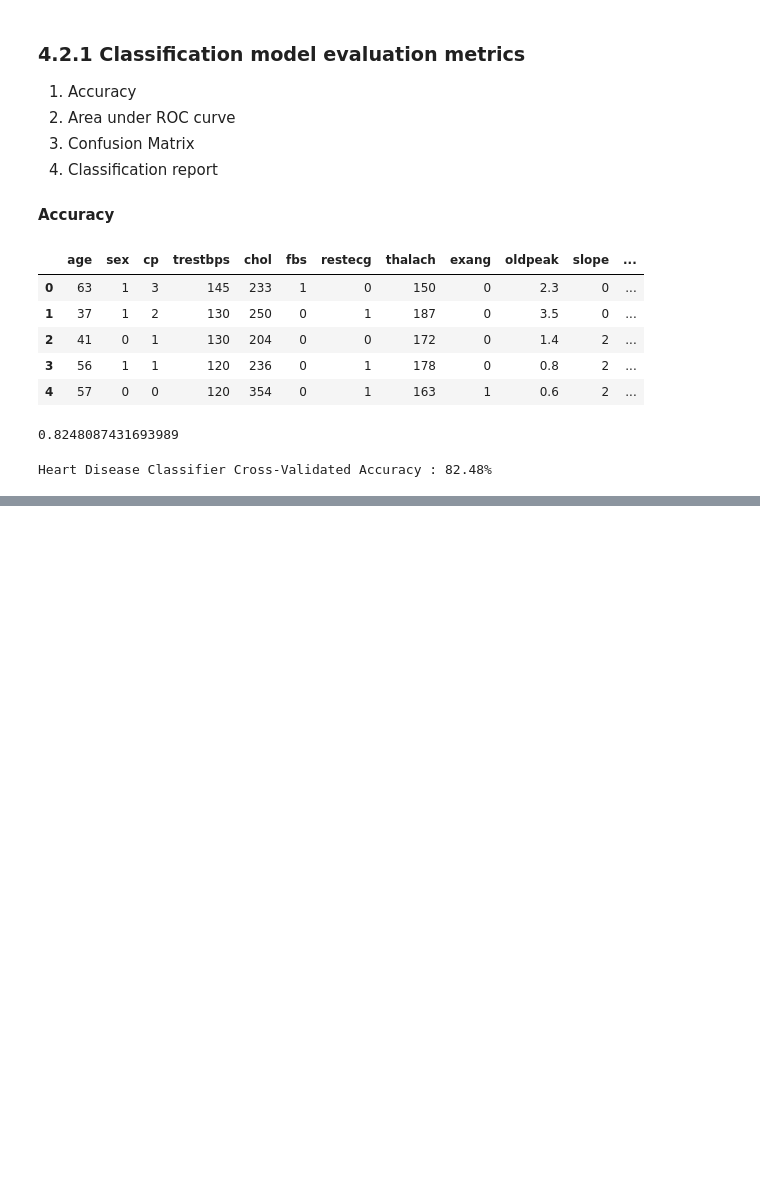
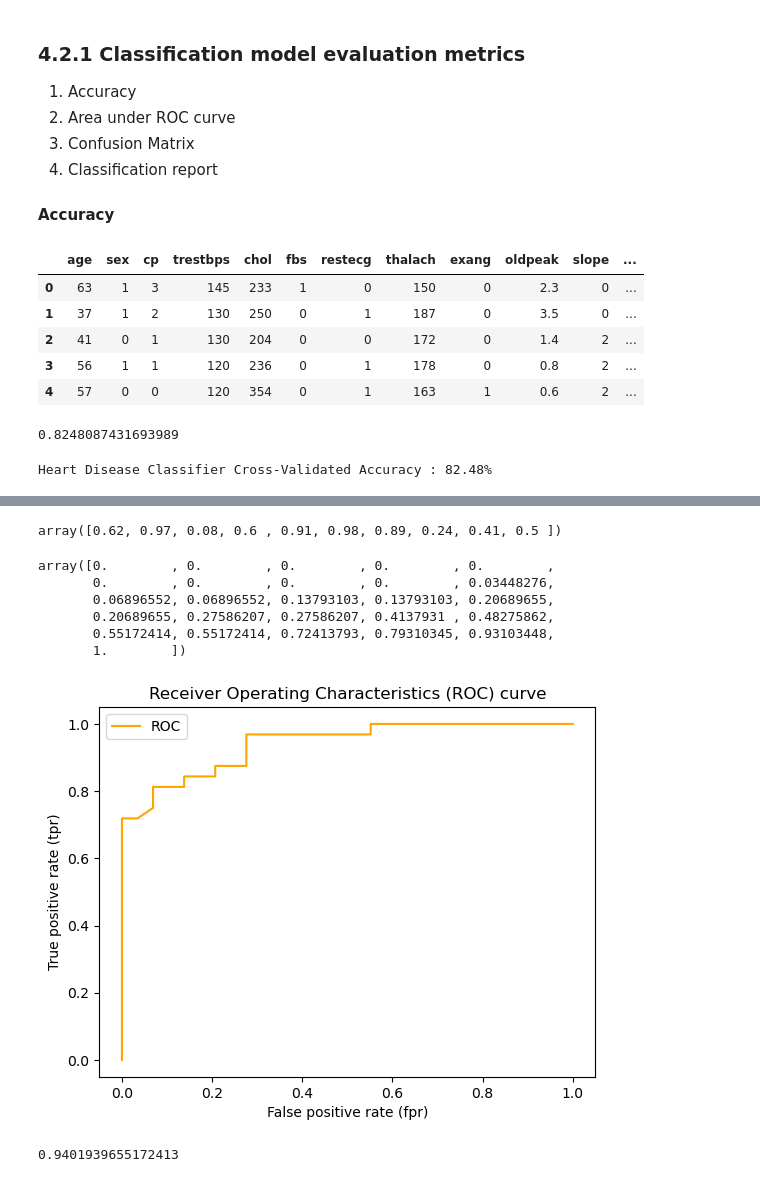
Before and after one commit to Md-Aziz-Developer/first_step_machine_learning, a Jupyter notebook: introduction-to-scikit-learn.ipynb, the cells around one changed output, grey strips where cells are left out. Drawn from its saved outputs; the diff is of its cells as text; code cells hidden in the pictures; blank space fills up the shorter version.

```diff
--- a/introduction-to-scikit-learn.ipynb
+++ b/introduction-to-scikit-learn.ipynb
@@ -1418,2 +1418,13 @@ ROC curves are a comparison of a model's true positive rate (tpr) versus a model
 # %%
 from sklearn.metrics import roc_curve
+
+#Create training and test data
+X_train, X_test,y_train, y_test= train_test_split(X,y,test_size=0.2)
+
+#Fit the classifier
+clf.fit(X_train,y_train)
+
+#Make predections with probabilities
+y_probs=clf.predict_proba(X_test)
+
+y_probs[:10], len(y_probs)
@@ -1419,0 +1443,50 @@ from sklearn.metrics import roc_curve
+# %%
+y_probs_positive=y_probs[:,1]
+y_probs_positive[:10]
+# %% [output]
+array([0.62, 0.97, 0.08, 0.6 , 0.91, 0.98, 0.89, 0.24, 0.41, 0.5 ])
+# %%
+#Calculate fpr, tpr and thresholds
+fpr,tpr,thresholds=roc_curve(y_test,y_probs_positive)
+
+#Check the false positive
+fpr
+# %% [output]
+array([0.        , 0.        , 0.        , 0.        , 0.        ,
+       0.        , 0.        , 0.        , 0.        , 0.03448276,
+       0.06896552, 0.06896552, 0.13793103, 0.13793103, 0.20689655,
+       0.20689655, 0.27586207, 0.27586207, 0.4137931 , 0.48275862,
+       0.55172414, 0.55172414, 0.72413793, 0.79310345, 0.93103448,
+       1.        ])
+# %%
+# Create a function for plotting ROC curves
+
+import matplotlib.pyplot as plt
+
+def plot_roc_curve(fpr,tpr):
+    """
+    Plots a ROC curve given the false positive rate (fpr)
+    and true positive rate (tpr ) of a model.
+    """
+
+    #Plot roc curve
+    plt.plot(fpr,tpr, color="orange",label="ROC")
+    #Plot line with no predictive power (baseline)
+    #plt.plot([0,1],[0,1], color="darkblue",linestyle="--",label="Guessing")
+
+    #Customize the plot
+    plt.xlabel("False positive rate (fpr)")
+    plt.ylabel("True positive rate (tpr)")
+    plt.title("Receiver Operating Characteristics (ROC) curve")
+    plt.legend()
+    plt.show()
+
+plot_roc_curve(fpr,tpr)
+# %% [output]
+[figure, added]
+# %%
+from sklearn.metrics import roc_auc_score
+
+roc_auc_score(y_test,y_probs_positive)
+# %% [output]
+0.9401939655172413
```
Also changed, not shown: parts of 5 cells of this notebook.
